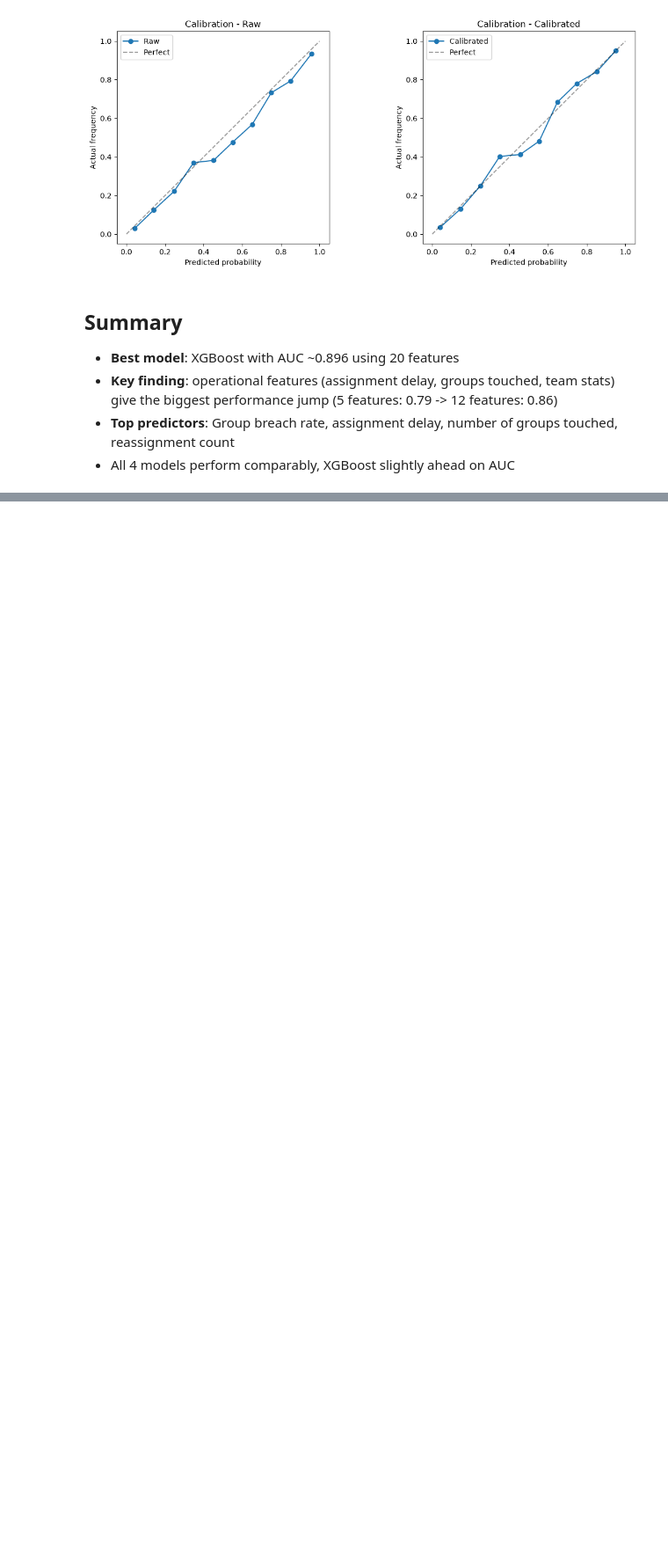
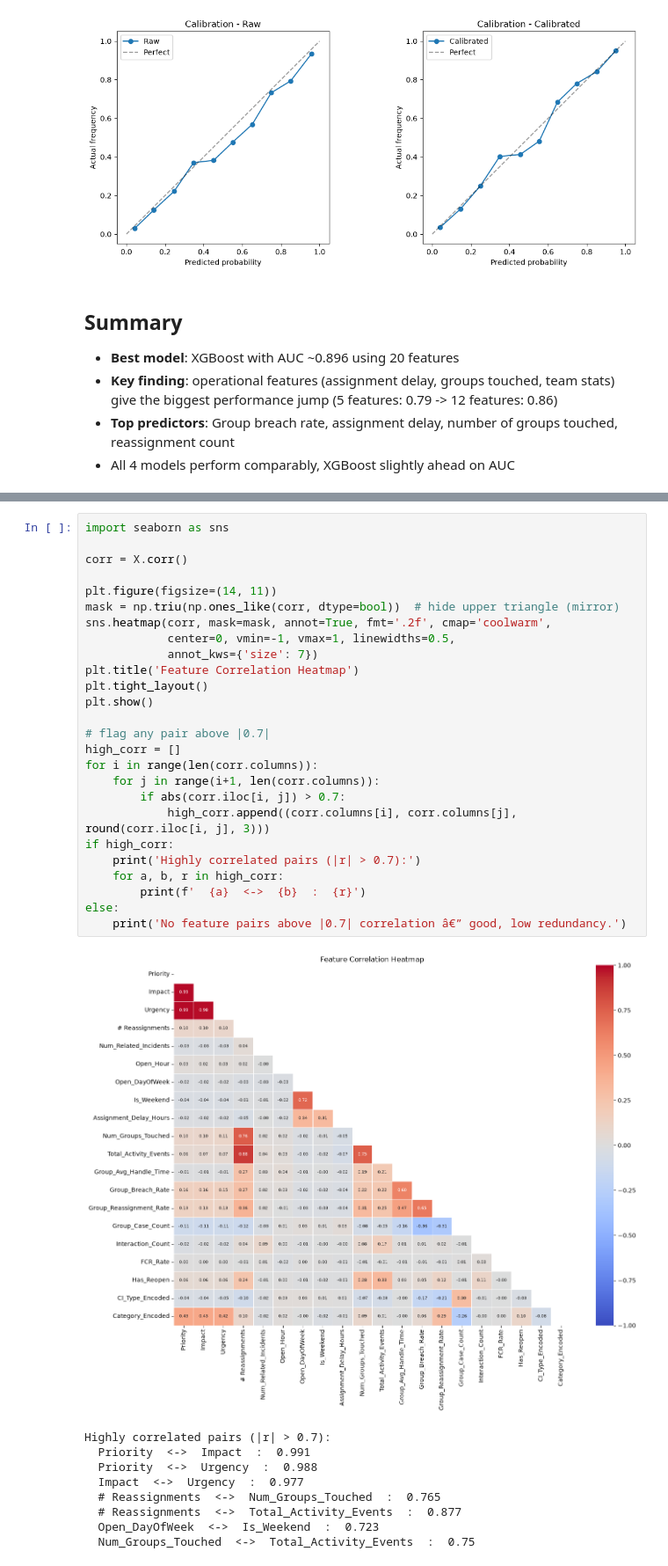
Before and after one commit to RAGU-NAN-DHAN/crm-lead, a Jupyter notebook: SLA_Breach_Prediction.ipynb, the cells around one changed output, grey strips where cells are left out. Shown at 88% size. Cells and saved outputs as stored; diff of their text form; blank space fills up the shorter version.

```diff
--- a/SLA_Breach_Prediction.ipynb
+++ b/SLA_Breach_Prediction.ipynb
@@ -724,0 +792,36 @@ plt.show()
+# %%
+import seaborn as sns
+
+corr = X.corr()
+
+plt.figure(figsize=(14, 11))
+mask = np.triu(np.ones_like(corr, dtype=bool))  # hide upper triangle (mirror)
+sns.heatmap(corr, mask=mask, annot=True, fmt='.2f', cmap='coolwarm',
+            center=0, vmin=-1, vmax=1, linewidths=0.5,
+            annot_kws={'size': 7})
+plt.title('Feature Correlation Heatmap')
+plt.tight_layout()
+plt.show()
+
+# flag any pair above |0.7|
+high_corr = []
+for i in range(len(corr.columns)):
+    for j in range(i+1, len(corr.columns)):
+        if abs(corr.iloc[i, j]) > 0.7:
+            high_corr.append((corr.columns[i], corr.columns[j], round(corr.iloc[i, j], 3)))
+if high_corr:
+    print('Highly correlated pairs (|r| > 0.7):')
+    for a, b, r in high_corr:
+        print(f'  {a}  <->  {b}  :  {r}')
+else:
+    print('No feature pairs above |0.7| correlation â€” good, low redundancy.')
+# %% [output]
+[figure, added]
+Highly correlated pairs (|r| > 0.7):
+  Priority  <->  Impact  :  0.991
+  Priority  <->  Urgency  :  0.988
+  Impact  <->  Urgency  :  0.977
+  # Reassignments  <->  Num_Groups_Touched  :  0.765
+  # Reassignments  <->  Total_Activity_Events  :  0.877
+  Open_DayOfWeek  <->  Is_Weekend  :  0.723
+  Num_Groups_Touched  <->  Total_Activity_Events  :  0.75
```
Also changed, not shown: parts of 11 cells of this notebook, 1 other file.
